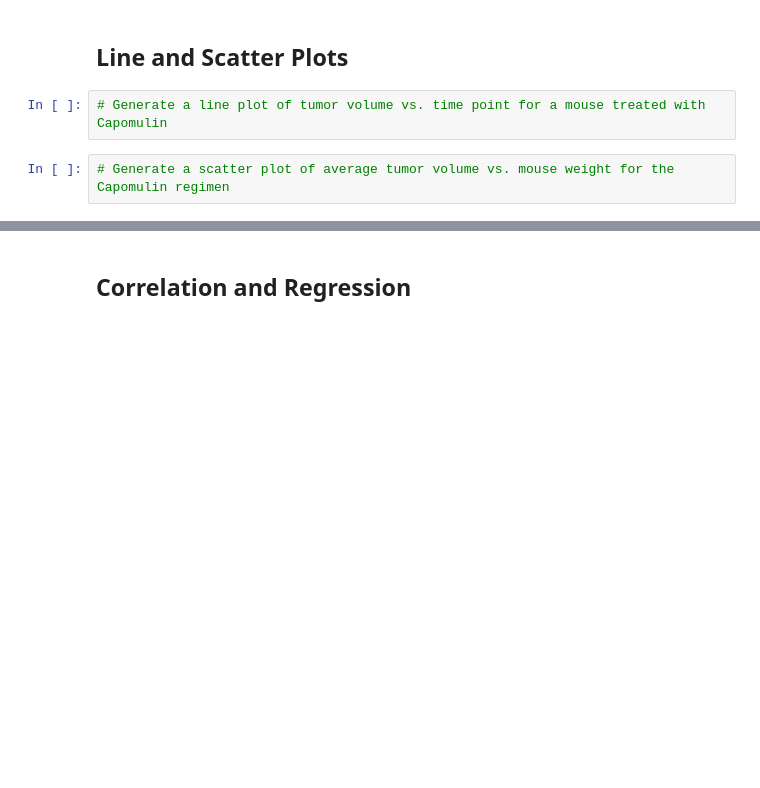
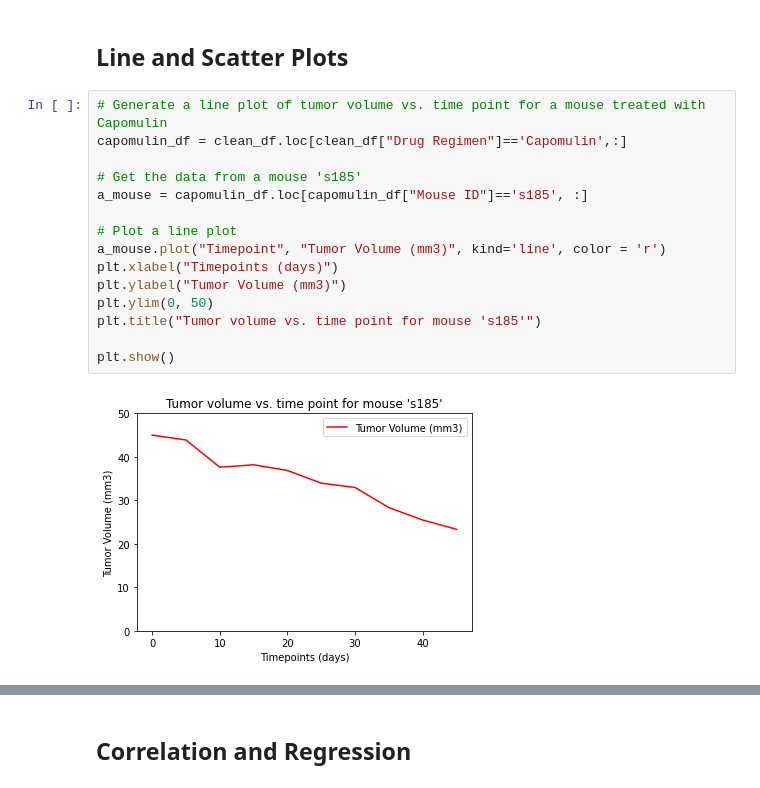
Before and after one commit to Feipeng-Yang/Screening-Potential-Treatments-for-Squamous-Cell-Carcinoma, a Jupyter notebook: pymaceuticals_starter.ipynb, the cells around one changed output, grey strips where cells are left out. Saved outputs shown, nothing was run; the diff lists cells and outputs as text; blank space fills up the shorter version.

```diff
--- a/pymaceuticals_starter.ipynb
+++ b/pymaceuticals_starter.ipynb
@@ -344,6 +248,19 @@ tumor_last_df
 # %% [markdown]
 ## Line and Scatter Plots
-# %%
-# Generate a line plot of tumor volume vs. time point for a mouse treated with Capomulin
-# %%
-# Generate a scatter plot of average tumor volume vs. mouse weight for the Capomulin regimen
+# %%
+# Generate a line plot of tumor volume vs. time point for a mouse treated with Capomulin
+capomulin_df = clean_df.loc[clean_df["Drug Regimen"]=='Capomulin',:]
+
+# Get the data from a mouse 's185'
+a_mouse = capomulin_df.loc[capomulin_df["Mouse ID"]=='s185', :]
+
+# Plot a line plot
+a_mouse.plot("Timepoint", "Tumor Volume (mm3)", kind='line', color = 'r')
+plt.xlabel("Timepoints (days)")
+plt.ylabel("Tumor Volume (mm3)")
+plt.ylim(0, 50)
+plt.title("Tumor volume vs. time point for mouse 's185'")
+
+plt.show()
+# %% [output]
+[figure, added]
```
Also changed, not shown: parts of 16 cells of this notebook.
